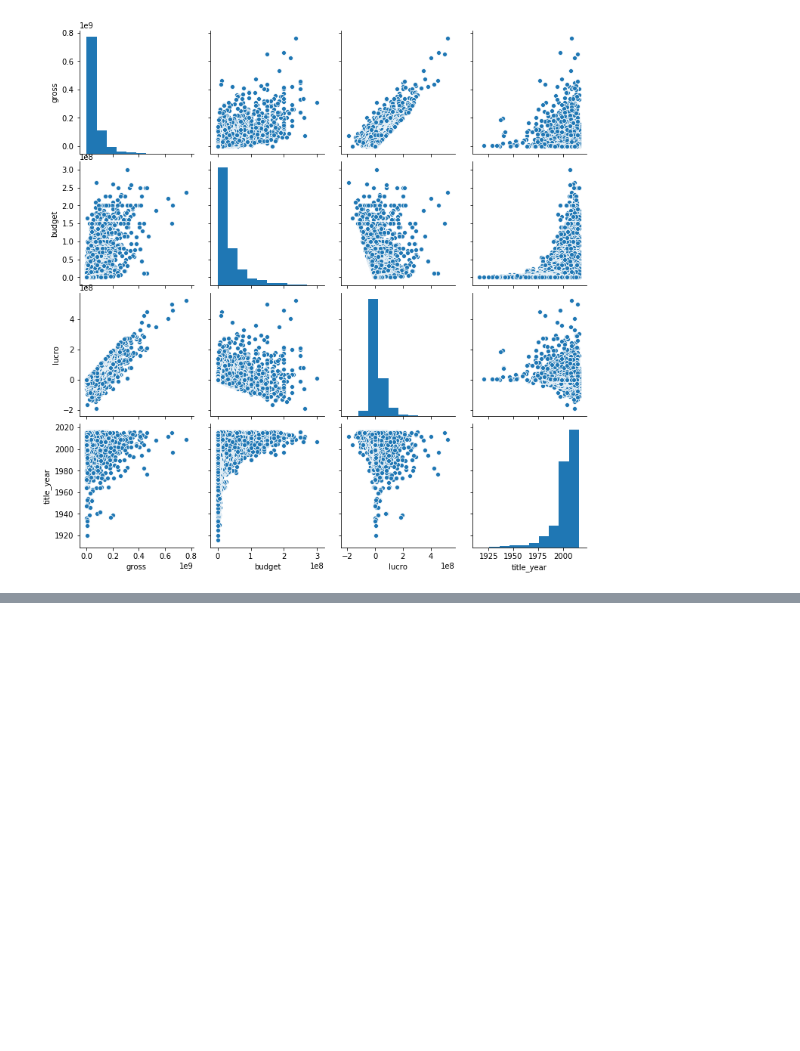
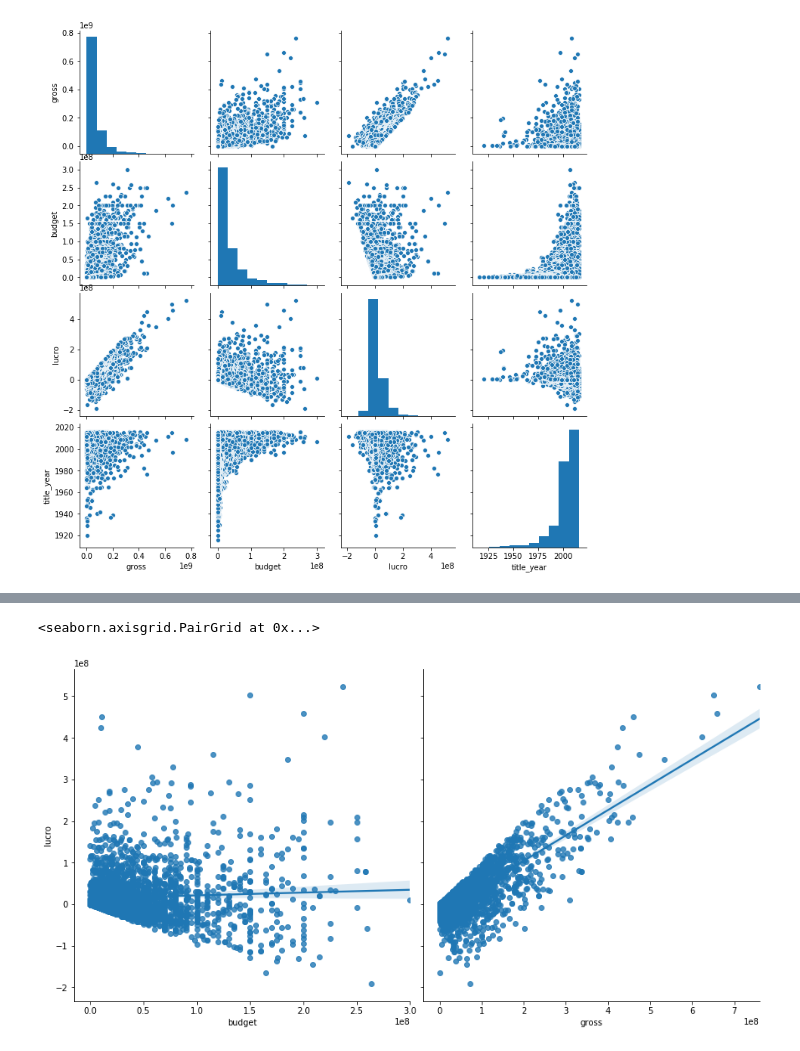
Before and after one commit to lucasnc/quarentena-dados, a Jupyter notebook: aula-03.ipynb, the cells around one changed output, grey strips where cells are left out. Drawn from its saved outputs; the diff is of its cells as text; code cells hidden in the pictures; blank space fills up the shorter version.

```diff
--- a/aula-03.ipynb
+++ b/aula-03.ipynb
@@ -207,0 +276,5 @@ sns.pairplot(data = imdb_usa[['gross', 'budget', 'lucro', 'title_year']])
+# %%
+sns.pairplot(imdb_usa, y_vars='lucro', x_vars=['budget', 'gross'], height=6, kind='reg')
+# %% [output]
+<seaborn.axisgrid.PairGrid at 0x...>
+[figure, added]
```
Also changed, not shown: parts of 18 cells of this notebook, 2 other files.
